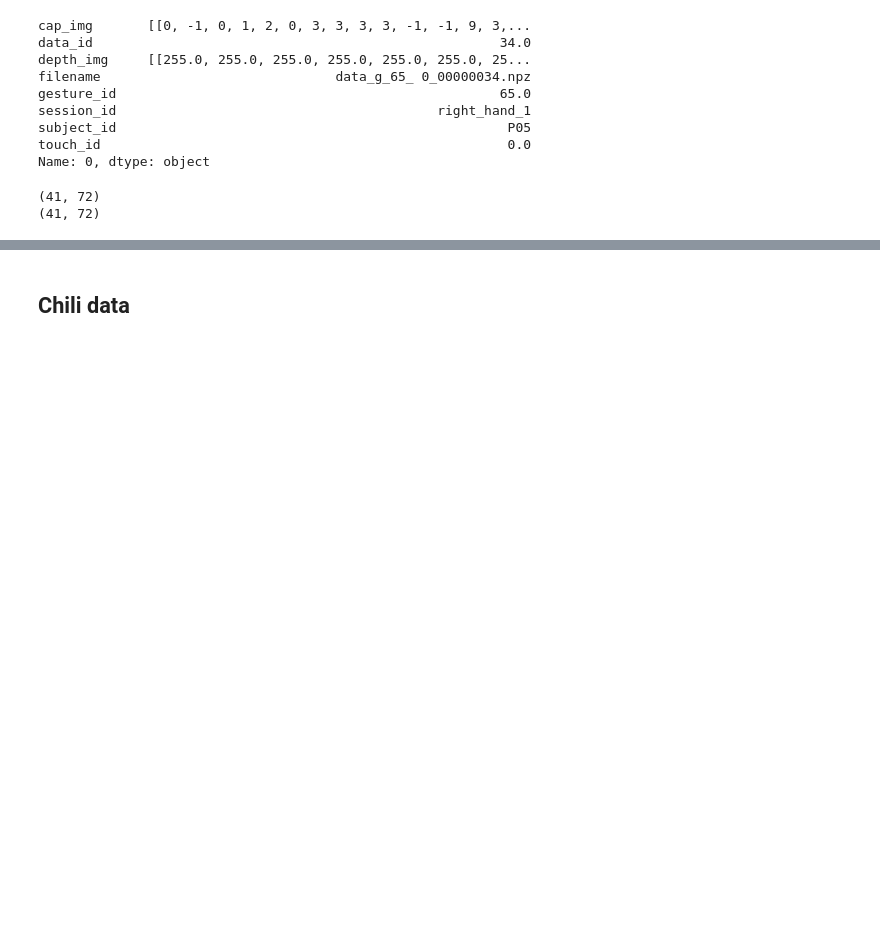
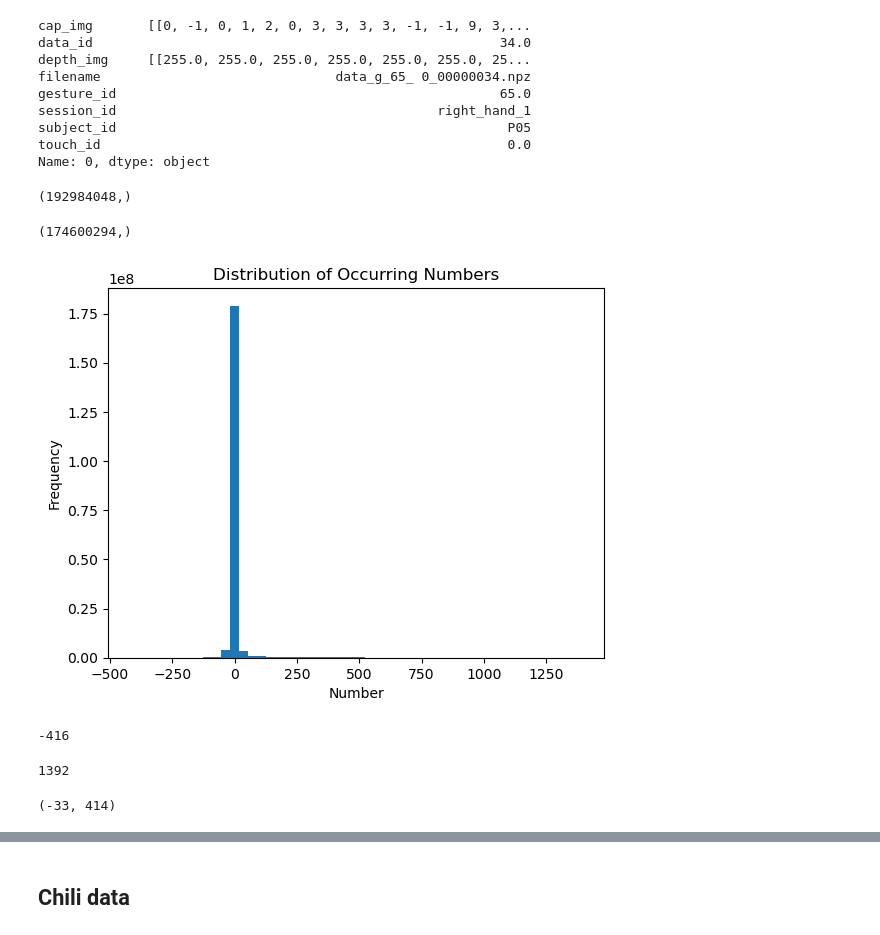
Before and after one commit to yawwam/ChiliSummerProject, a Jupyter notebook: src/data_exploration.ipynb, the cells around one changed output, grey strips where cells are left out. Drawn from its saved outputs; the diff is of its cells as text; code cells hidden in the pictures; blank space fills up the shorter version.

```diff
--- a/src/data_exploration.ipynb
+++ b/src/data_exploration.ipynb
@@ -33,9 +34,42 @@ session_id                                         right_hand_1
 subject_id                                                  P05
 touch_id                                                    0.0
 Name: 0, dtype: object
-# %%
-print(df.iloc[0].cap_img.shape)
-print(df.iloc[0].depth_img.shape)
-# %% [output]
-(41, 72)
-(41, 72)
+# %%
+a=np.vstack(df.cap_img.apply(lambda x : x.flatten()).tolist()).flatten()
+a.shape
+# %% [output]
+(192984048,)
+# %%
+a[a != 0].shape
+# %% [output]
+(174600294,)
+# %%
+import numpy as np
+import matplotlib.pyplot as plt
+
+# Assuming your DataFrame is stored in a variable called df
+
+# Flatten the arrays in the DataFrame
+flattened_arrays = np.concatenate(df.cap_img.values.flatten())
+
+# Plot the distribution
+plt.hist(flattened_arrays, bins=50)
+plt.xlabel('Number')
+plt.ylabel('Frequency')
+plt.title('Distribution of Occurring Numbers')
+plt.show()
+# %% [output]
+[figure, added]
+# %%
+df.cap_img.map(lambda x : np.min(x)).min()
+# %% [output]
+-416
+# %%
+df.cap_img.map(lambda x : np.max(x)).max()
+# %% [output]
+1392
+# %%
+min_val, max_val = np.min(df.cap_img.iloc[0]), np.max(df.cap_img.iloc[0])
+min_val, max_val
+# %% [output]
+(-33, 414)
```
Also changed, not shown: parts of 4 cells of this notebook, 2 other files.
